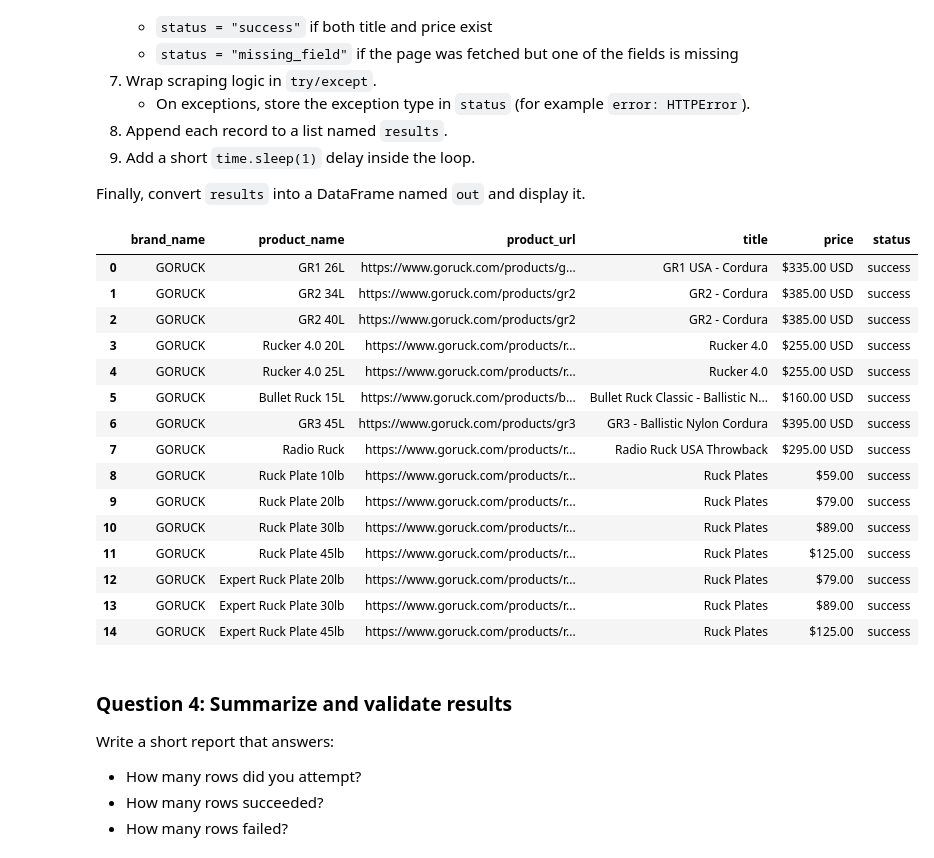
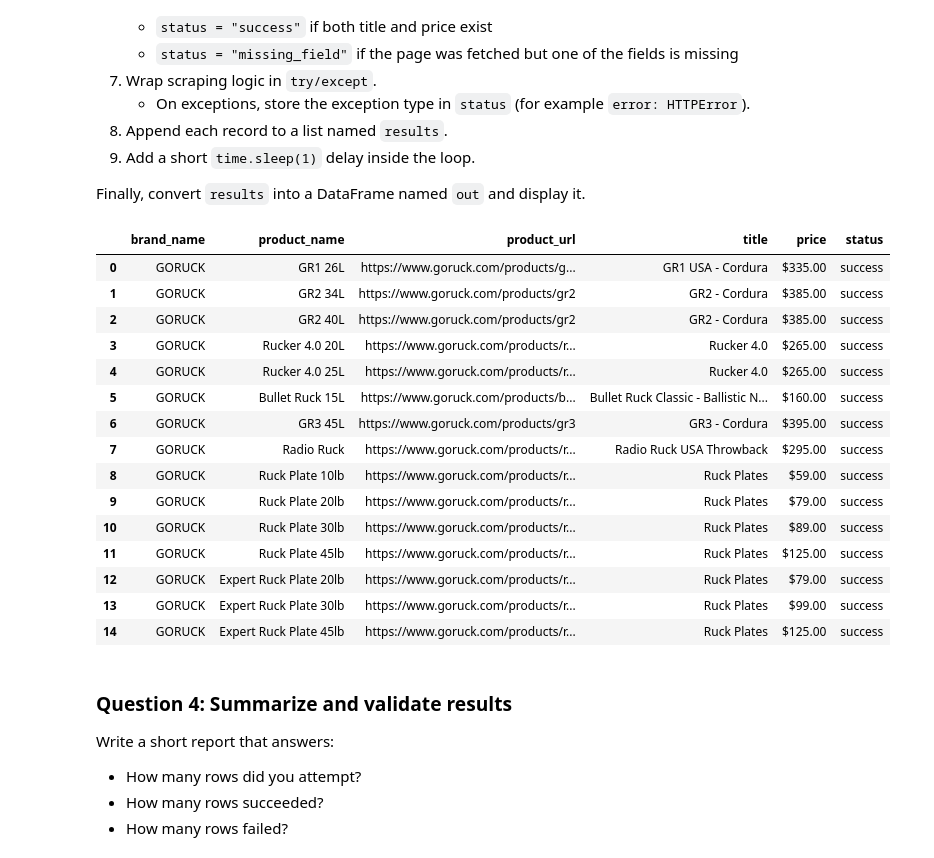
Before and after one commit to dave-melillo/data_eng_ai, a Jupyter notebook: ch10/notebooks/10_lab_x.ipynb, the cells around one changed output. Cells and saved outputs as stored; diff of their text form; code cells hidden in the pictures.

```diff
--- a/ch10/notebooks/10_lab_x.ipynb
+++ b/ch10/notebooks/10_lab_x.ipynb
@@ -54,25 +54,9 @@ from bs4 import BeautifulSoup
 # -----------------------------
 # Input data (URLs included)
 # -----------------------------
-products = [
-    {"brand_name": "GORUCK", "product_name": "GR1 26L", "product_url": "https://www.goruck.com/products/gr1-usa"},
-    {"brand_name": "GORUCK", "product_name": "GR2 34L", "product_url": "https://www.goruck.com/products/gr2"},
-    {"brand_name": "GORUCK", "product_name": "GR2 40L", "product_url": "https://www.goruck.com/products/gr2"},
-    {"brand_name": "GORUCK", "product_name": "Rucker 4.0 20L", "product_url": "https://www.goruck.com/products/rucker"},
-    {"brand_name": "GORUCK", "product_name": "Rucker 4.0 25L", "product_url": "https://www.goruck.com/products/rucker"},
-    {"brand_name": "GORUCK", "product_name": "Bullet Ruck 15L", "product_url": "https://www.goruck.com/products/bullet-ruck-15l"},
-    {"brand_name": "GORUCK", "product_name": "GR3 45L", "product_url": "https://www.goruck.com/products/gr3"},
-    {"brand_name": "GORUCK", "product_name": "Radio Ruck", "product_url": "https://www.goruck.com/products/radio-ruck-throwback-usa"},
-    {"brand_name": "GORUCK", "product_name": "Ruck Plate 10lb", "product_url": "https://www.goruck.com/products/ruck-plates"},
-    {"brand_name": "GORUCK", "product_name": "Ruck Plate 20lb", "product_url": "https://www.goruck.com/products/ruck-plates"},
-    {"brand_name": "GORUCK", "product_name": "Ruck Plate 30lb", "product_url": "https://www.goruck.com/products/ruck-plates"},
-    {"brand_name": "GORUCK", "product_name": "Ruck Plate 45lb", "product_url": "https://www.goruck.com/products/ruck-plates"},
-    {"brand_name": "GORUCK", "product_name": "Expert Ruck Plate 20lb", "product_url": "https://www.goruck.com/products/ruck-plates"},
-    {"brand_name": "GORUCK", "product_name": "Expert Ruck Plate 30lb", "product_url": "https://www.goruck.com/products/ruck-plates"},
-    {"brand_name": "GORUCK", "product_name": "Expert Ruck Plate 45lb", "product_url": "https://www.goruck.com/products/ruck-plates"},
-]
+df= pd.read_csv("ch10lab.csv")
 
-df = pd.DataFrame(products)
+
 df
 # %% [output]
 |  | brand_name | product_name | product_url |
@@ -270,49 +303,49 @@ results = []
 
 for _, row in df.iterrows():
     record = row.to_dict()
     record.update({"title": None, "price": None, "status": "error"})
 
     try:
         html = fetch_html(record["product_url"])
         soup = BeautifulSoup(html, "html.parser")
 
         record["title"] = extract_title(soup)
 
         if "ruck plate" in record["product_name"].lower():
-            # plates live on one product page, pull the requested variant price
-            record["price"] = extract_ruck_plate_variant_price(soup, record["product_name"])
+            # plates live on one product page, pull the requested variant price via .js endpoint
+            record["price"] = extract_ruck_plate_variant_price(record["product_url"], record["product_name"])
         else:
             record["price"] = extract_price_generic(soup)
 
         if record["title"] and record["price"]:
             record["status"] = "success"
         else:
             record["status"] = "missing_field"
 
     except Exception as e:
         record["status"] = f"error: {type(e).__name__}"
 
     results.append(record)
     time.sleep(1)
 
 out = pd.DataFrame(results)
 out
 # %% [output]
 |  | brand_name | product_name | product_url | title | price | status |
-| 0 | GORUCK | GR1 26L | https://www.goruck.com/products/g... | GR1 USA - Cordura | $335.00 USD | success |
-| 1 | GORUCK | GR2 34L | https://www.goruck.com/products/gr2 | GR2 - Cordura | $385.00 USD | success |
-| 2 | GORUCK | GR2 40L | https://www.goruck.com/products/gr2 | GR2 - Cordura | $385.00 USD | success |
-| 3 | GORUCK | Rucker 4.0 20L | https://www.goruck.com/products/r... | Rucker 4.0 | $255.00 USD | success |
-| 4 | GORUCK | Rucker 4.0 25L | https://www.goruck.com/products/r... | Rucker 4.0 | $255.00 USD | success |
-| 5 | GORUCK | Bullet Ruck 15L | https://www.goruck.com/products/b... | Bullet Ruck Classic - Ballistic N... | $160.00 USD | success |
-| 6 | GORUCK | GR3 45L | https://www.goruck.com/products/gr3 | GR3 - Ballistic Nylon Cordura | $395.00 USD | success |
-| 7 | GORUCK | Radio Ruck | https://www.goruck.com/products/r... | Radio Ruck USA Throwback | $295.00 USD | success |
+| 0 | GORUCK | GR1 26L | https://www.goruck.com/products/g... | GR1 USA - Cordura | $335.00 | success |
+| 1 | GORUCK | GR2 34L | https://www.goruck.com/products/gr2 | GR2 - Cordura | $385.00 | success |
+| 2 | GORUCK | GR2 40L | https://www.goruck.com/products/gr2 | GR2 - Cordura | $385.00 | success |
+| 3 | GORUCK | Rucker 4.0 20L | https://www.goruck.com/products/r... | Rucker 4.0 | $265.00 | success |
+| 4 | GORUCK | Rucker 4.0 25L | https://www.goruck.com/products/r... | Rucker 4.0 | $265.00 | success |
+| 5 | GORUCK | Bullet Ruck 15L | https://www.goruck.com/products/b... | Bullet Ruck Classic - Ballistic N... | $160.00 | success |
+| 6 | GORUCK | GR3 45L | https://www.goruck.com/products/gr3 | GR3 - Cordura | $395.00 | success |
+| 7 | GORUCK | Radio Ruck | https://www.goruck.com/products/r... | Radio Ruck USA Throwback | $295.00 | success |
 | 8 | GORUCK | Ruck Plate 10lb | https://www.goruck.com/products/r... | Ruck Plates | $59.00 | success |
 | 9 | GORUCK | Ruck Plate 20lb | https://www.goruck.com/products/r... | Ruck Plates | $79.00 | success |
 | 10 | GORUCK | Ruck Plate 30lb | https://www.goruck.com/products/r... | Ruck Plates | $89.00 | success |
 | 11 | GORUCK | Ruck Plate 45lb | https://www.goruck.com/products/r... | Ruck Plates | $125.00 | success |
 | 12 | GORUCK | Expert Ruck Plate 20lb | https://www.goruck.com/products/r... | Ruck Plates | $79.00 | success |
-| 13 | GORUCK | Expert Ruck Plate 30lb | https://www.goruck.com/products/r... | Ruck Plates | $89.00 | success |
+| 13 | GORUCK | Expert Ruck Plate 30lb | https://www.goruck.com/products/r... | Ruck Plates | $99.00 | success |
 | 14 | GORUCK | Expert Ruck Plate 45lb | https://www.goruck.com/products/r... | Ruck Plates | $125.00 | success |
 # %% [markdown]
 ### Question 4: Summarize and validate results
```
Also changed, not shown: parts of 2 cells of this notebook, 2 other files.
